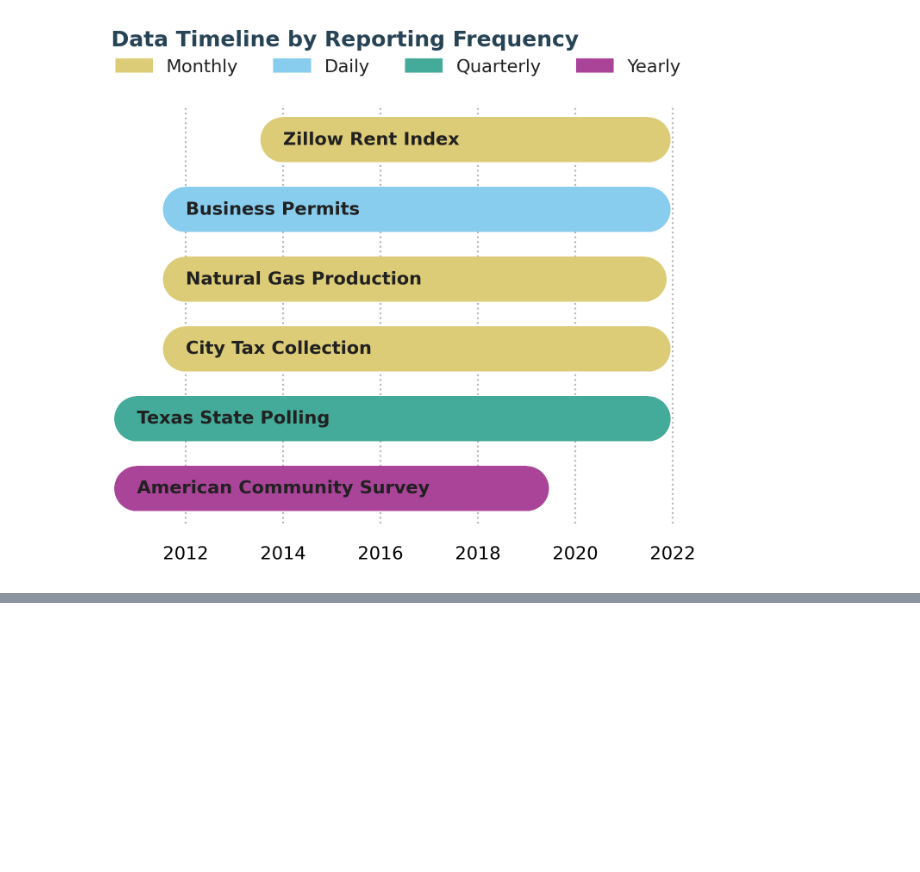
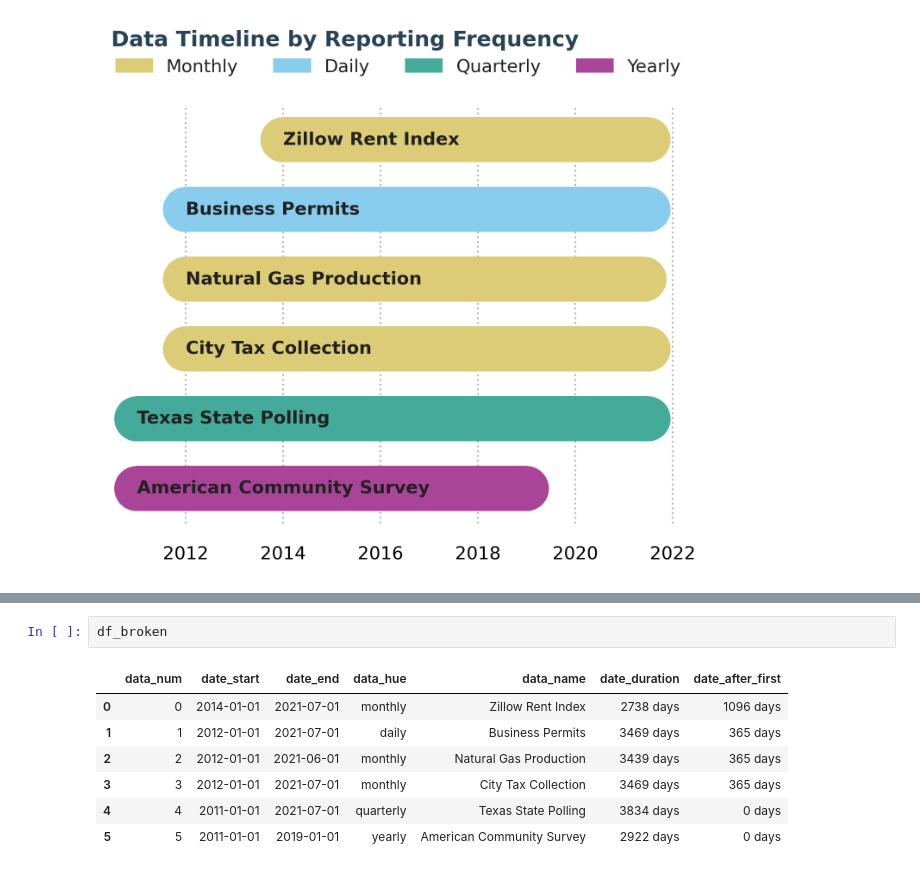
Before and after one commit to HaydenWarren/zri-forecast, a Jupyter notebook: hayden/timeline_barplots.ipynb, the cells around one changed output, grey strips where cells are left out. Saved outputs shown, nothing was run; the diff lists cells and outputs as text; blank space fills up the shorter version.

```diff
--- a/hayden/timeline_barplots.ipynb
+++ b/hayden/timeline_barplots.ipynb
@@ -208,0 +256,10 @@ plt.show()
+# %%
+df_broken
+# %% [output]
+|  | data_num | date_start | date_end | data_hue | data_name | date_duration | date_after_first |
+| 0 | 0 | 2014-01-01 | 2021-07-01 | monthly | Zillow Rent Index | 2738 days | 1096 days |
+| 1 | 1 | 2012-01-01 | 2021-07-01 | daily | Business Permits | 3469 days | 365 days |
+| 2 | 2 | 2012-01-01 | 2021-06-01 | monthly | Natural Gas Production | 3439 days | 365 days |
+| 3 | 3 | 2012-01-01 | 2021-07-01 | monthly | City Tax Collection | 3469 days | 365 days |
+| 4 | 4 | 2011-01-01 | 2021-07-01 | quarterly | Texas State Polling | 3834 days | 0 days |
+| 5 | 5 | 2011-01-01 | 2019-01-01 | yearly | American Community Survey | 2922 days | 0 days |
```
Also changed, not shown: parts of 2 cells of this notebook.
